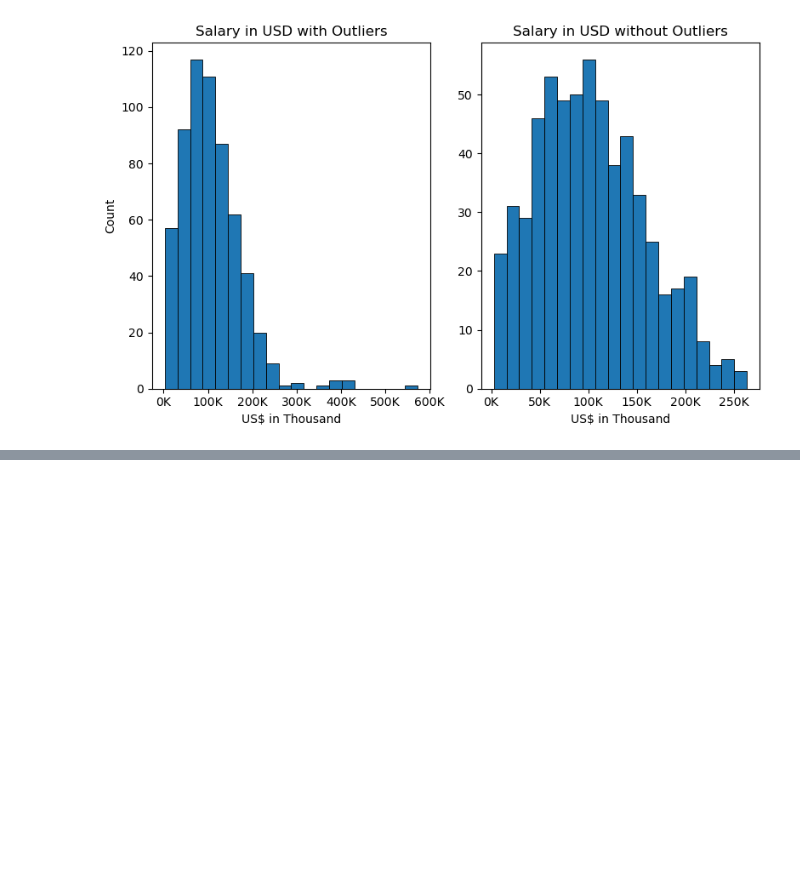
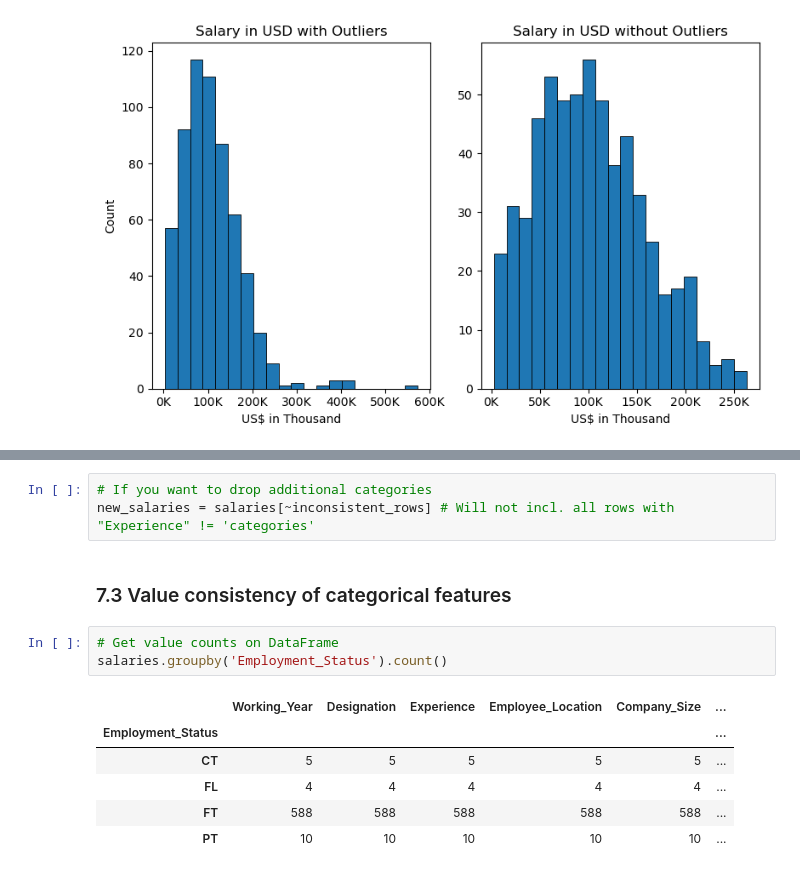
Before and after one commit to Timm26/Data_Science_Handbook, a Jupyter notebook: Preprocessing and EDA/EDA.ipynb, the cells around one changed output, grey strips where cells are left out. Cells and saved outputs as stored; diff of their text form; blank space fills up the shorter version.

```diff
--- a/Preprocessing and EDA/EDA.ipynb
+++ b/Preprocessing and EDA/EDA.ipynb
@@ -428,0 +464,15 @@ plt.show()
+# %%
+# If you want to drop additional categories
+new_salaries = salaries[~inconsistent_rows] # Will not incl. all rows with "Experience" != 'categories'
+# %% [markdown]
+### 7.3 Value consistency of categorical features
+# %%
+# Get value counts on DataFrame
+salaries.groupby('Employment_Status').count()
+# %% [output]
+|  | Working_Year | Designation | Experience | Employee_Location | Company_Size | ... |
+| Employment_Status |  |  |  |  |  | ... |
+| CT | 5 | 5 | 5 | 5 | 5 | ... |
+| FL | 4 | 4 | 4 | 4 | 4 | ... |
+| FT | 588 | 588 | 588 | 588 | 588 | ... |
+| PT | 10 | 10 | 10 | 10 | 10 | ... |
```
Also changed, not shown: parts of 12 cells of this notebook, 1 other file.
